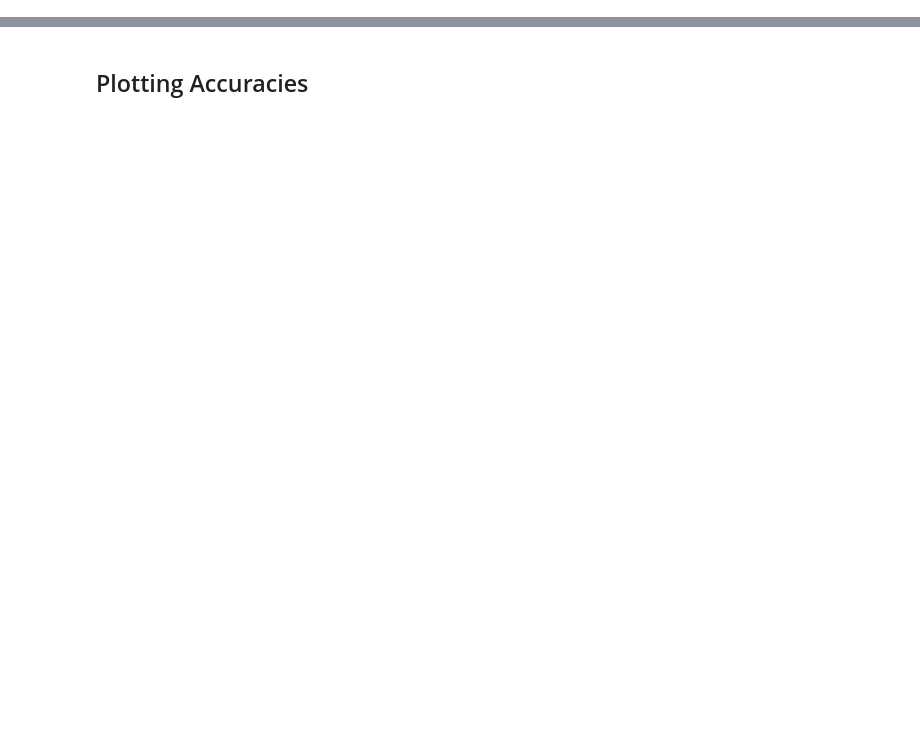
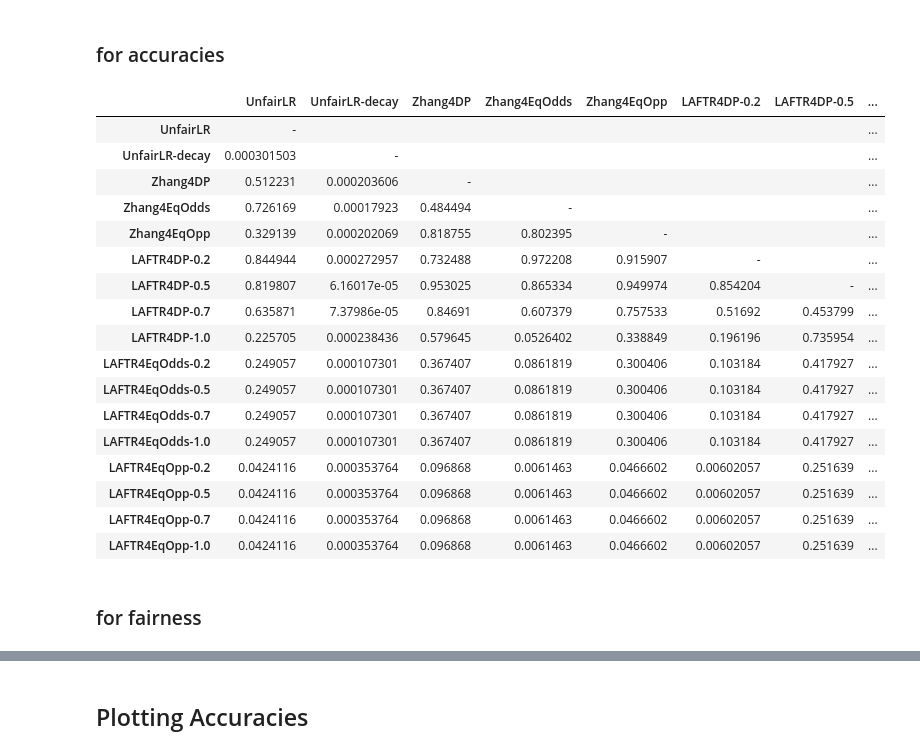
Before and after one commit to limafernando/falsb, a Jupyter notebook: benchmark/adult_race-results.ipynb, the cells around one changed output, grey strips where cells are left out. Drawn from its saved outputs; the diff is of its cells as text; code cells hidden in the pictures; blank space fills up the shorter version.

```diff
--- a/benchmark/adult_race-results.ipynb
+++ b/benchmark/adult_race-results.ipynb
@@ -40,0 +334,46 @@ laftr
+# %%
+models = [
+    unfair_lr, unfair_lr_decay,
+    zhang4dp, zhang4deqodds, zhang4deqopp,
+    laftr4dp_02, laftr4dp_05, laftr4dp_07, laftr4dp_1,
+    laftr4deqodds_02, laftr4deqodds_05, laftr4deqodds_07, laftr4deqodds_1,
+    laftr4deqopp_02, laftr4deqopp_05, laftr4deqopp_07, laftr4deqopp_1
+]
+# %%
+alpha = 0.05 # significance level
+confidence = 1 - alpha # confidence level
+l = len(models)
+# %%
+base_df = pd.DataFrame(index=names, columns=names, dtype=object)
+# %% [markdown]
+### for accuracies
+# %%
+res_acc = base_df.copy()
+for i in range(0, l-1):
+    for j in range(i+1, l):
+        stat = stats.ttest_rel(models[i]['clas_acc'], models[j]['clas_acc'])
+        res_acc.iloc[i, j] = stat[1]
+# %%
+res_acc.values[[np.arange(res_acc.shape[0])]*2] = '-'
+res_acc.T.fillna('')
+# %% [output]
+|  | UnfairLR | UnfairLR-decay | Zhang4DP | Zhang4EqOdds | Zhang4EqOpp | LAFTR4DP-0.2 | LAFTR4DP-0.5 | ... |
+| UnfairLR | - |  |  |  |  |  |  | ... |
+| UnfairLR-decay | 0.000301503 | - |  |  |  |  |  | ... |
+| Zhang4DP | 0.512231 | 0.000203606 | - |  |  |  |  | ... |
+| Zhang4EqOdds | 0.726169 | 0.00017923 | 0.484494 | - |  |  |  | ... |
+| Zhang4EqOpp | 0.329139 | 0.000202069 | 0.818755 | 0.802395 | - |  |  | ... |
+| LAFTR4DP-0.2 | 0.844944 | 0.000272957 | 0.732488 | 0.972208 | 0.915907 | - |  | ... |
+| LAFTR4DP-0.5 | 0.819807 | 6.16017e-05 | 0.953025 | 0.865334 | 0.949974 | 0.854204 | - | ... |
+| LAFTR4DP-0.7 | 0.635871 | 7.37986e-05 | 0.84691 | 0.607379 | 0.757533 | 0.51692 | 0.453799 | ... |
+| LAFTR4DP-1.0 | 0.225705 | 0.000238436 | 0.579645 | 0.0526402 | 0.338849 | 0.196196 | 0.735954 | ... |
+| LAFTR4EqOdds-0.2 | 0.249057 | 0.000107301 | 0.367407 | 0.0861819 | 0.300406 | 0.103184 | 0.417927 | ... |
+| LAFTR4EqOdds-0.5 | 0.249057 | 0.000107301 | 0.367407 | 0.0861819 | 0.300406 | 0.103184 | 0.417927 | ... |
+| LAFTR4EqOdds-0.7 | 0.249057 | 0.000107301 | 0.367407 | 0.0861819 | 0.300406 | 0.103184 | 0.417927 | ... |
+| LAFTR4EqOdds-1.0 | 0.249057 | 0.000107301 | 0.367407 | 0.0861819 | 0.300406 | 0.103184 | 0.417927 | ... |
+| LAFTR4EqOpp-0.2 | 0.0424116 | 0.000353764 | 0.096868 | 0.0061463 | 0.0466602 | 0.00602057 | 0.251639 | ... |
+| LAFTR4EqOpp-0.5 | 0.0424116 | 0.000353764 | 0.096868 | 0.0061463 | 0.0466602 | 0.00602057 | 0.251639 | ... |
+| LAFTR4EqOpp-0.7 | 0.0424116 | 0.000353764 | 0.096868 | 0.0061463 | 0.0466602 | 0.00602057 | 0.251639 | ... |
+| LAFTR4EqOpp-1.0 | 0.0424116 | 0.000353764 | 0.096868 | 0.0061463 | 0.0466602 | 0.00602057 | 0.251639 | ... |
+# %% [markdown]
+### for fairness
```
Also changed, not shown: parts of 49 cells of this notebook, 1 other file.
